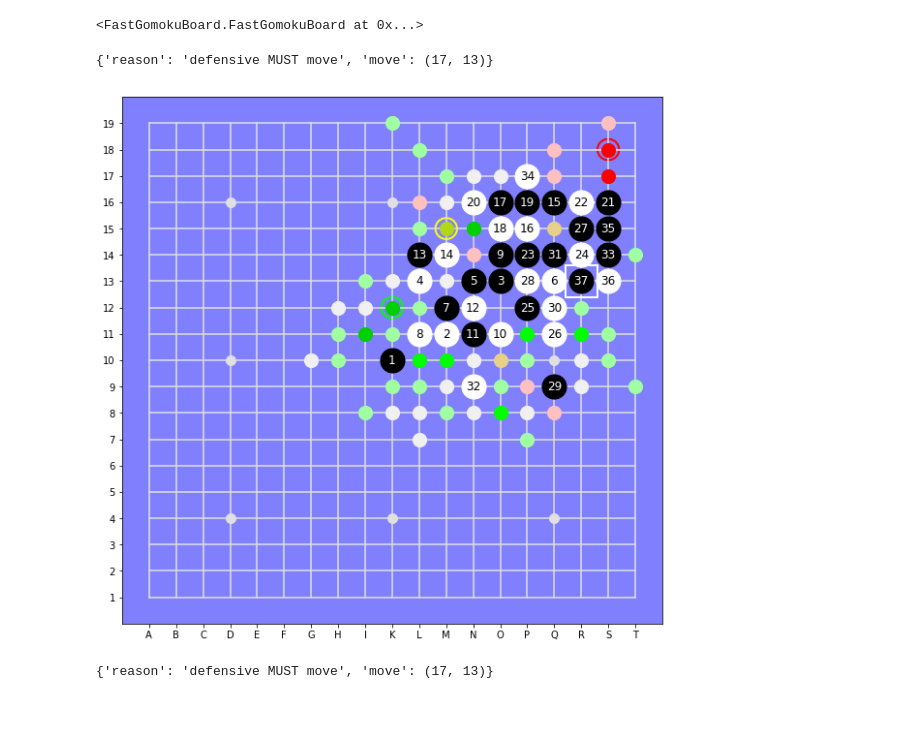
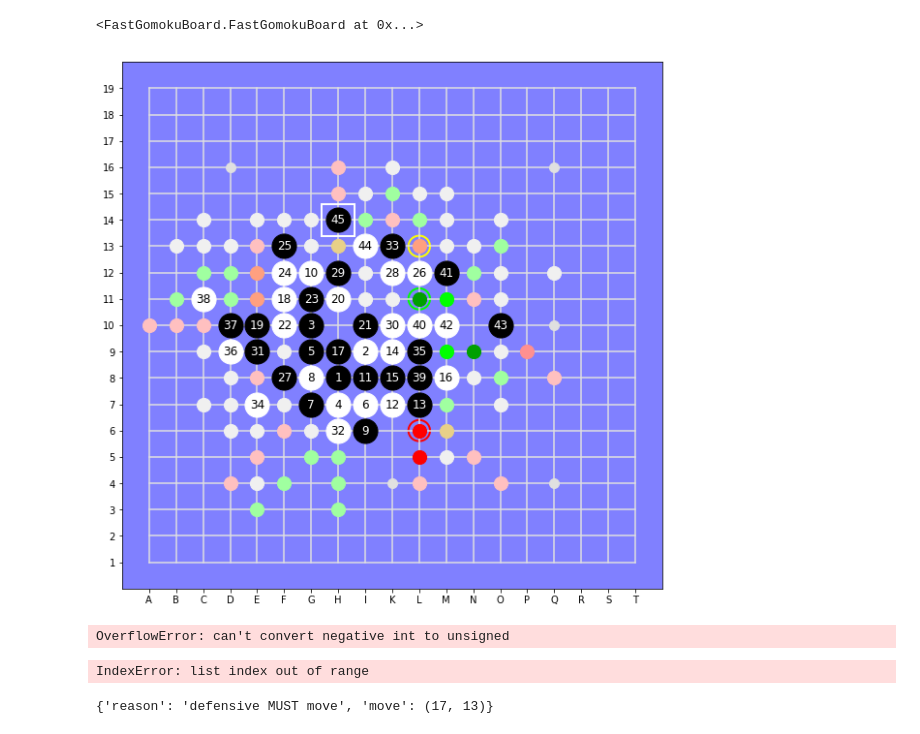
Before and after one commit to Project-Ellie/tutorials, a Jupyter notebook: other_stuff/DeepGomoku/FwdLookingAgent.ipynb, the cells around one changed output. Saved outputs shown, nothing was run; the diff lists cells and outputs as text; code cells hidden in the pictures.

```diff
--- a/other_stuff/DeepGomoku/FwdLookingAgent.ipynb
+++ b/other_stuff/DeepGomoku/FwdLookingAgent.ipynb
@@ -18,14 +18,21 @@ board = Board(size=19, disp_width=10)
 p = FwdLookingPolicy(board)
 # %%
 agent = Agent(board, depth=6)
+# %%
+board.display()
+# %% [output]
+[figure, added]
+# %%
+board.top2(2)
+# %% [output]
+OverflowError: can't convert negative int to unsigned
 # %%
-board.set(S, 13)
+#board.set(S, 13)
 agent.move()
-board.undo()
+#board.undo()
 board.display()
 # %% [output]
-{'reason': 'defensive MUST move', 'move': (17, 13)}
+IndexError: list index out of range
-[figure, removed]
 # %%
 board.undo()
 board.display()
```
Also changed, not shown: 7 other files.
